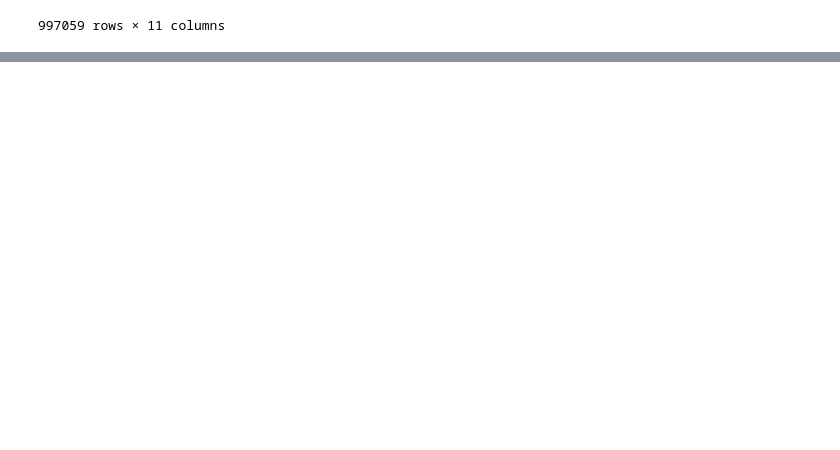
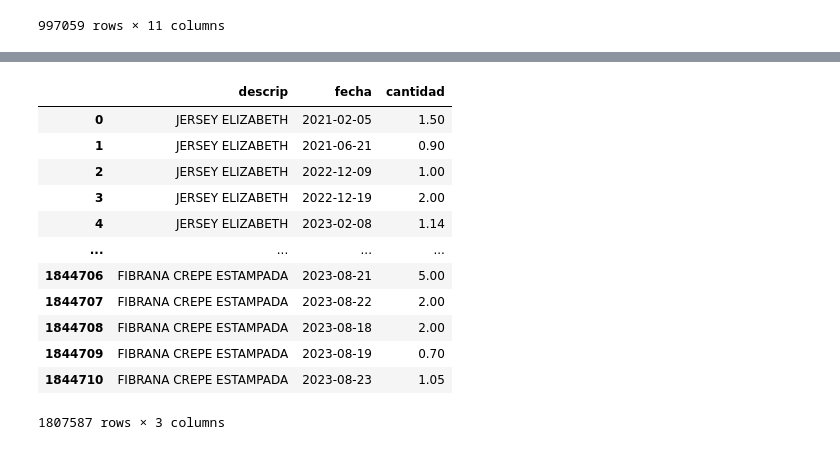
Before and after one commit to nicolasvargaszz/stock-MachineLearning, a Jupyter notebook: datoslimpios.ipynb, the cells around one changed output, grey strips where cells are left out. Cells and saved outputs as stored; diff of their text form; code cells hidden in the pictures; blank space fills up the shorter version.

```diff
--- a/datoslimpios.ipynb
+++ b/datoslimpios.ipynb
@@ -413,0 +304,16 @@ for pred in nuevas_ventas:
+# %%
+df
+# %% [output]
+|  | descrip | fecha | cantidad |
+| 0 | JERSEY ELIZABETH | 2021-02-05 | 1.50 |
+| 1 | JERSEY ELIZABETH | 2021-06-21 | 0.90 |
+| 2 | JERSEY ELIZABETH | 2022-12-09 | 1.00 |
+| 3 | JERSEY ELIZABETH | 2022-12-19 | 2.00 |
+| 4 | JERSEY ELIZABETH | 2023-02-08 | 1.14 |
+| ... | ... | ... | ... |
+| 1844706 | FIBRANA CREPE ESTAMPADA | 2023-08-21 | 5.00 |
+| 1844707 | FIBRANA CREPE ESTAMPADA | 2023-08-22 | 2.00 |
+| 1844708 | FIBRANA CREPE ESTAMPADA | 2023-08-18 | 2.00 |
+| 1844709 | FIBRANA CREPE ESTAMPADA | 2023-08-19 | 0.70 |
+| 1844710 | FIBRANA CREPE ESTAMPADA | 2023-08-23 | 1.05 |
+1807587 rows × 3 columns
```
Also changed, not shown: parts of 15 cells of this notebook.
